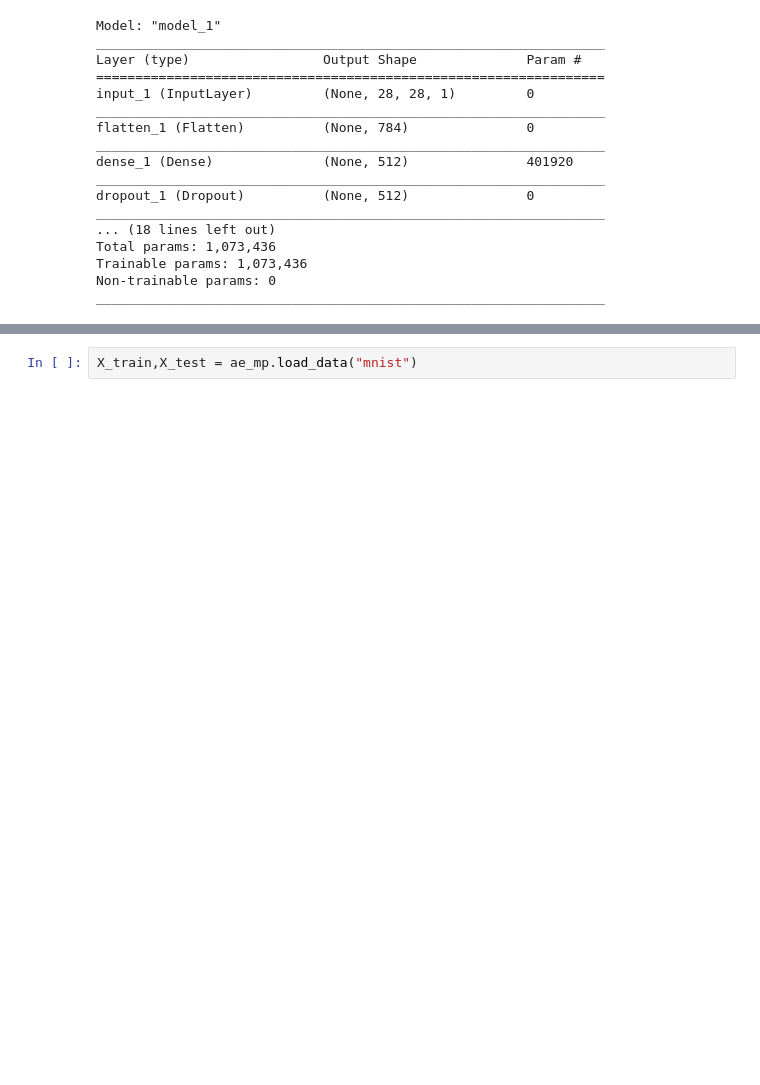
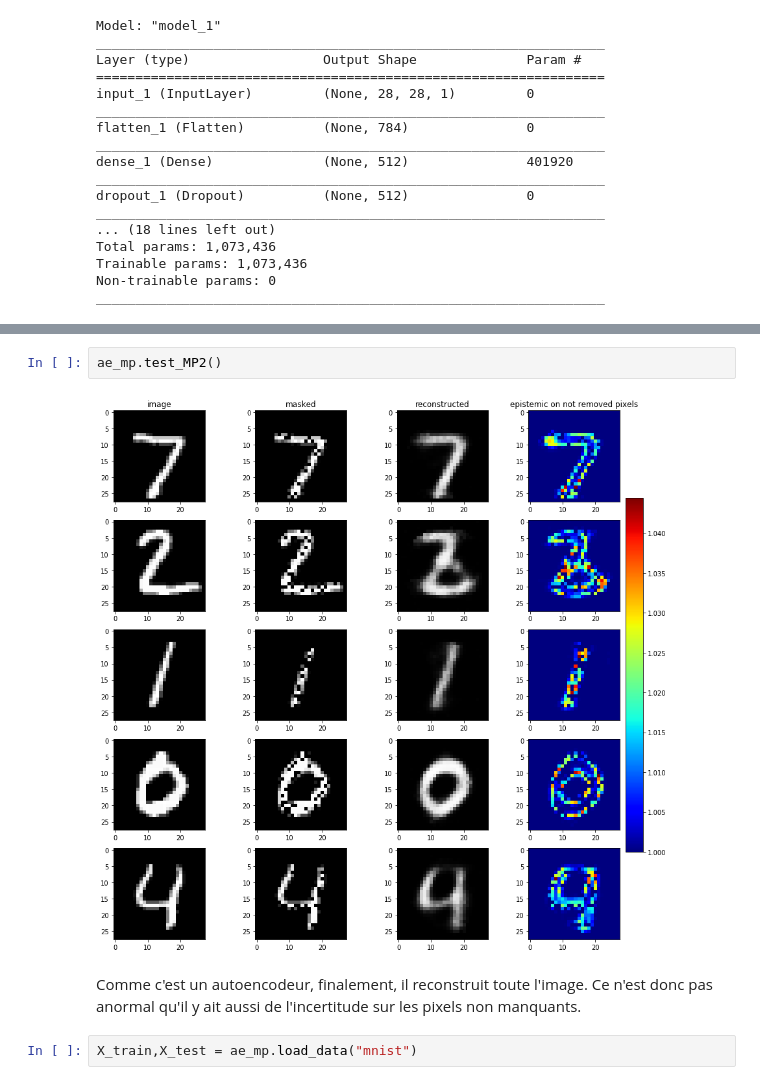
Before and after one commit to clbonet/MVA-DELIRES-Project, a Jupyter notebook: Missing Pixels - Deblurring/Results.ipynb, the cells around one changed output, grey strips where cells are left out. Drawn from its saved outputs; the diff is of its cells as text; blank space fills up the shorter version.

```diff
--- a/Missing Pixels - Deblurring/Results.ipynb
+++ b/Missing Pixels - Deblurring/Results.ipynb
@@ -60,3 +66,9 @@ WARNING:tensorflow:From /home/clement/anaconda3/envs/tf1-gpu/lib/python3.7/site-
+# %%
+ae_mp.test_MP2()
+# %% [output]
+[figure, added]
+# %% [markdown]
+Comme c'est un autoencodeur, finalement, il reconstruit toute l'image. Ce n'est donc pas anormal qu'il y ait aussi de l'incertitude sur les pixels non manquants.
 # %%
 X_train,X_test = ae_mp.load_data("mnist")
 # %%
```
Also changed, not shown: parts of 29 cells of this notebook, 5 other files.
